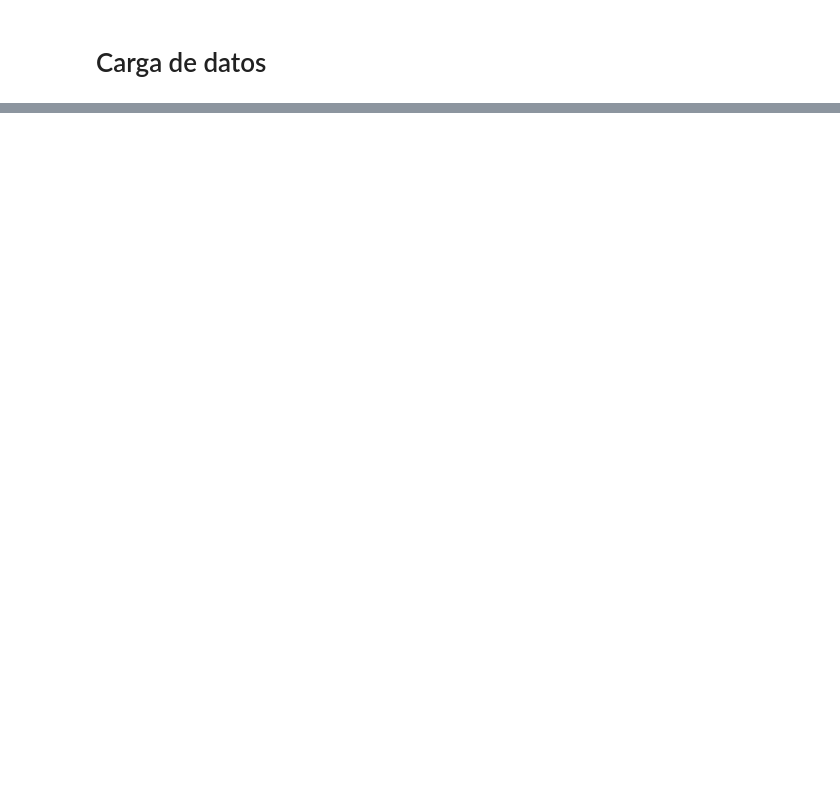
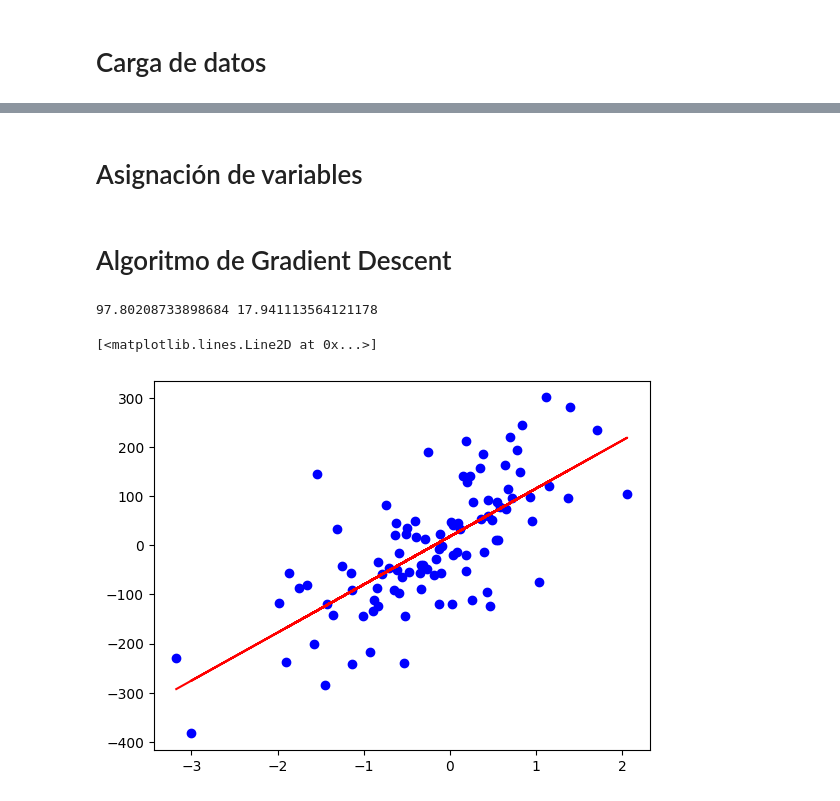
Before and after one commit to JCamposx/Ulima, a Jupyter notebook: VIII-Ciclo/Machine-learning/Semana-3/1_Regresion_lineal.ipynb, the cells around one changed output, grey strips where cells are left out. Drawn from its saved outputs; the diff is of its cells as text; code cells hidden in the pictures; blank space fills up the shorter version.

```diff
--- a/VIII-Ciclo/Machine-learning/Semana-3/1_Regresion_lineal.ipynb
+++ b/VIII-Ciclo/Machine-learning/Semana-3/1_Regresion_lineal.ipynb
@@ -245,0 +26,2 @@ y_test = test[target]
+# %% [markdown]
+# Asignación de variables
@@ -245,0 +31,50 @@ y_test = test[target]
+# %%
+# aX + b = Y
+
+# a y b son incognitas
+a = 0
+b = 0
+
+learning_rate = 0.1
+
+iteraciones = 100
+
+# Necesitamos saber cuántos elementos se tienen
+items = len(X)
+
+historial_a = []
+historial_b = []
+historial_error = []
+# %% [markdown]
+# Algoritmo de Gradient Descent
+# %%
+for i in range(iteraciones):
+    Y_prediccion = a*X + b
+
+    error = sum((Y_prediccion - Y) ** 2)/items
+
+    derivada_parcial_a = sum(X * (Y_prediccion - Y))/items
+    derivada_parcial_b = sum(Y_prediccion - Y)/items
+
+    a = a - (learning_rate * derivada_parcial_a)
+    b = b - (learning_rate * derivada_parcial_b)
+
+    historial_a.append(a)
+    historial_a.append(a)
+    historial_error.append(error)
+
+print(a, b)
+# %% [output]
+97.80208733898684 17.941113564121178
+# %%
+fun = lambda x : a*x + b
+
+Y_prediccion = fun(X)
+# %%
+plt.figure()
+
+plt.plot(X, Y, 'bo')
+plt.plot(X,Y_prediccion, 'r-')
+# %% [output]
+[<matplotlib.lines.Line2D at 0x...>]
+[figure, added]
```
Also changed, not shown: parts of 44 cells of this notebook, 2 other files.
